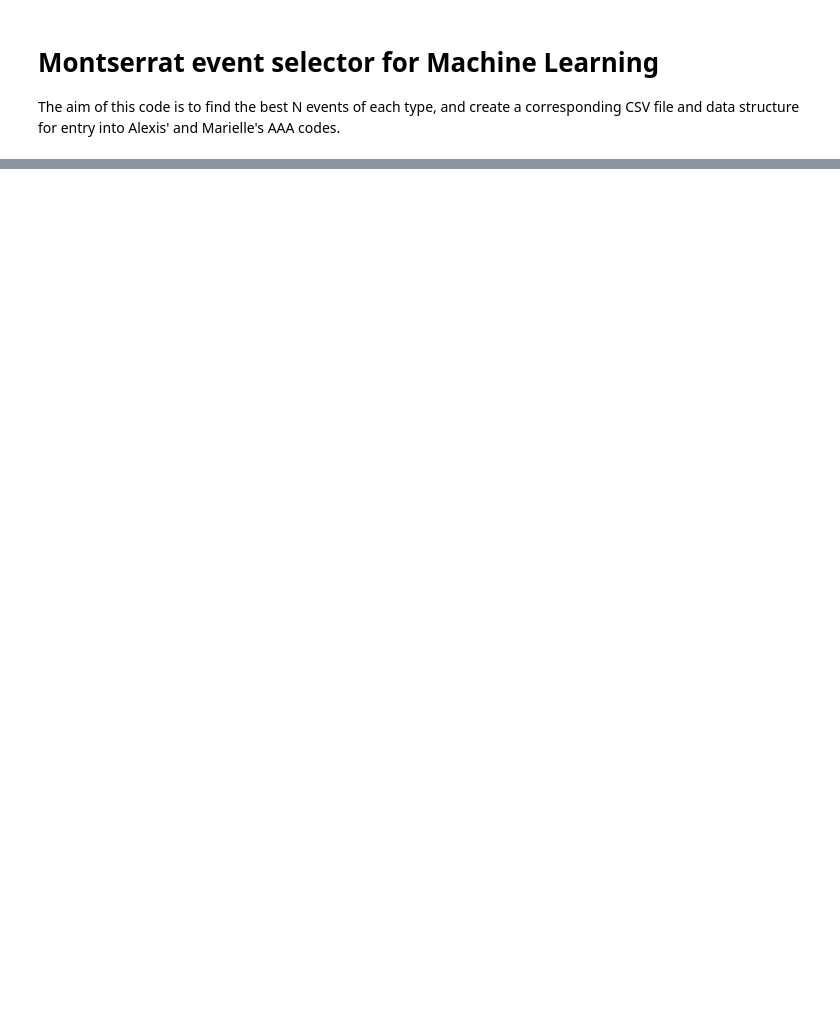
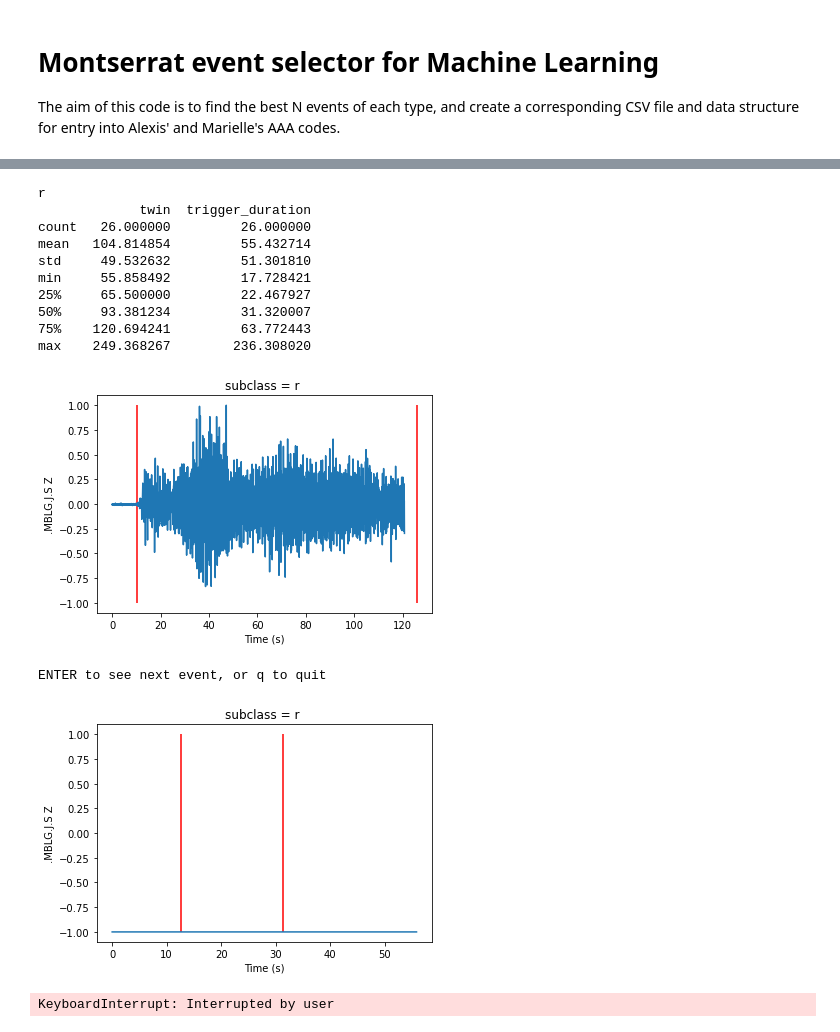
Before and after one commit to gthompson/kitchensinkGT, a Jupyter notebook: PROJECTS/MontserratML/10_select_best_events.ipynb, the cells around one changed output, grey strips where cells are left out. Cells and saved outputs as stored; diff of their text form; code cells hidden in the pictures; blank space fills up the shorter version.

```diff
--- a/PROJECTS/MontserratML/10_select_best_events.ipynb
+++ b/PROJECTS/MontserratML/10_select_best_events.ipynb
@@ -442,0 +555,55 @@ How many events of each subclass do you want in training+test datasets?30
+# %%
+# See if there is a relationship between detection window length and length of file for different subclasses
+import matplotlib.pyplot as plt
+import pandas as pd
+from obspy.core import read, UTCDateTime
+outfile = 'catalog_all.csv'
+dfall = pd.read_csv(outfile)
+df = dfall.copy()
+for subclass in ['r','e','l','h','t']:
+    df0 = df[df['new_subclass']==subclass]
+    df0 = df0[df0['trigger_duration']>0]
+    #print(df_subclass.columns)
+    print(subclass)
+    print(df0[['twin','trigger_duration']].describe())
+    for i,row in df0.iterrows():
+        abpath =row['path'].replace('./', '/Users/thompsong/DATA/MVO/')
+        st = read(abpath)
+        st = st.select(station='MBLG', component='Z')
+
+        if len(st)==0:
+            st = st.select(station='MBWH', component='Z')
+        if len(st)==0:
+            tr = st[0]
+            st = Stream()
+            st.append(tr)
+        #st.plot(equal_scale=False)
+        st.normalize()
+        plt.plot(st[0].times(), st[0].data)
+        ontime = UTCDateTime.strptime(row['ontime'], format='%Y-%m-%dT%H:%M:%S.%f%z')
+        offtime = UTCDateTime.strptime(row['offtime'], format='%Y-%m-%dT%H:%M:%S.%f%z')
+        filetime = UTCDateTime.strptime(row['filetime'], format='%Y-%m-%dT%H:%M:%S.%f%z')
+        plt.vlines([ontime-filetime, offtime-filetime],-1,1,'r')
+        plt.ylabel(st[0].id)
+        plt.title('subclass = %s ' % subclass)
+        plt.xlabel('Time (s)')
+
+        plt.show()
+        dummy = input('ENTER to see next event, or q to quit')
+        if dummy=='q':
+            break
+# %% [output]
+r
+             twin  trigger_duration
+count   26.000000         26.000000
+mean   104.814854         55.432714
+std     49.532632         51.301810
+min     55.858492         17.728421
+25%     65.500000         22.467927
+50%     93.381234         31.320007
+75%    120.694241         63.772443
+max    249.368267        236.308020
+[figure, added]
+ENTER to see next event, or q to quit
+[figure, added]
+KeyboardInterrupt: Interrupted by user
```
Also changed, not shown: parts of 5 cells of this notebook, 4 other files.
